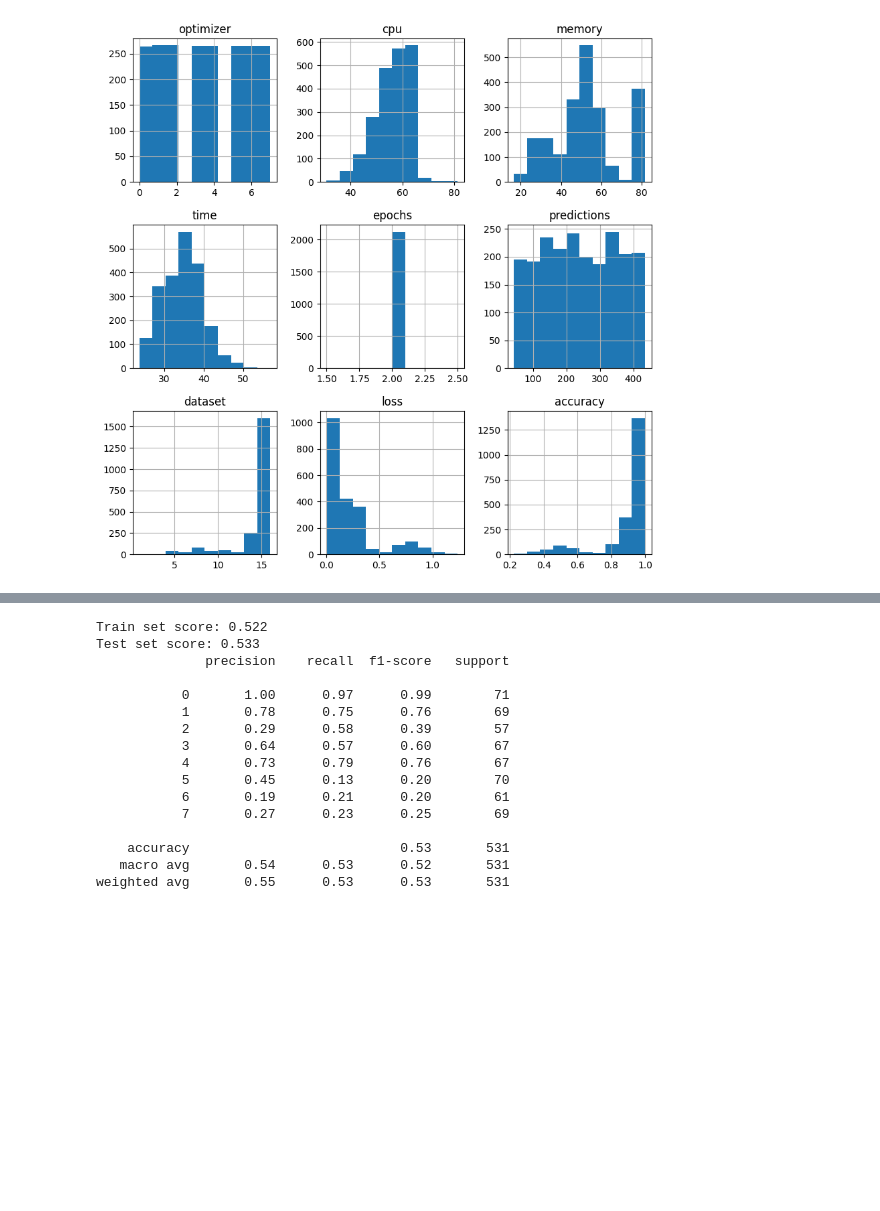
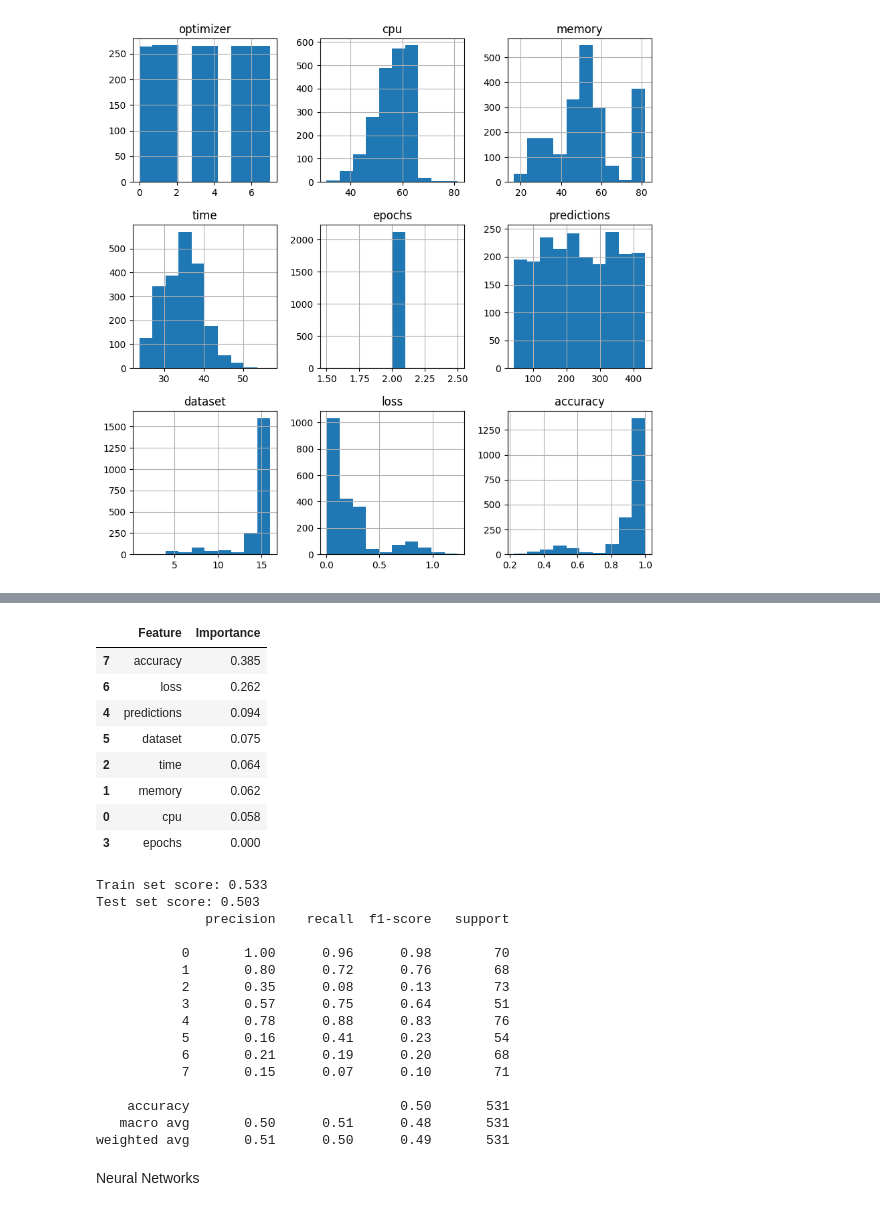
Before and after one commit to it21053528/Fiverr-Freelancing, a Jupyter notebook: Nimendrak/model.ipynb, the cells around one changed output, grey strips where cells are left out. Drawn from its saved outputs; the diff is of its cells as text; code cells hidden in the pictures; blank space fills up the shorter version.

```diff
--- a/Nimendrak/model.ipynb
+++ b/Nimendrak/model.ipynb
@@ -185,7 +212,22 @@ weighted avg       0.54      0.53      0.53       531
+# %%
+importances = pd.DataFrame({'Feature':X.columns,'Importance':np.round(xg.feature_importances_,3)})
+importances = importances.sort_values('Importance',ascending=False)
+
+importances
+# %% [output]
+|  | Feature | Importance |
+| 7 | accuracy | 0.385 |
+| 6 | loss | 0.262 |
+| 4 | predictions | 0.094 |
+| 5 | dataset | 0.075 |
+| 2 | time | 0.064 |
+| 1 | memory | 0.062 |
+| 0 | cpu | 0.058 |
+| 3 | epochs | 0.000 |
 # %%
 from sklearn.linear_model import LogisticRegression
 
-log = LogisticRegression(max_iter=3000, C=0.5)
+log = LogisticRegression(C=0.8)
 
 log.fit(X_train, y_train)
 
@@ -195,19 +237,21 @@ print('Test set score: {:.3f}'.format(log.score(X_test, y_test)))
 y_pred = log.predict(X_test)
 print(classification_report(y_test, y_pred))
 # %% [output]
-Train set score: 0.522
-Test set score: 0.533
+Train set score: 0.533
+Test set score: 0.503
               precision    recall  f1-score   support
 
-           0       1.00      0.97      0.99        71
-           1       0.78      0.75      0.76        69
-           2       0.29      0.58      0.39        57
-           3       0.64      0.57      0.60        67
-           4       0.73      0.79      0.76        67
-           5       0.45      0.13      0.20        70
-           6       0.19      0.21      0.20        61
-           7       0.27      0.23      0.25        69
+           0       1.00      0.96      0.98        70
+           1       0.80      0.72      0.76        68
+           2       0.35      0.08      0.13        73
+           3       0.57      0.75      0.64        51
+           4       0.78      0.88      0.83        76
+           5       0.16      0.41      0.23        54
+           6       0.21      0.19      0.20        68
+           7       0.15      0.07      0.10        71
 
-    accuracy                           0.53       531
-   macro avg       0.54      0.53      0.52       531
-weighted avg       0.55      0.53      0.53       531
+    accuracy                           0.50       531
+   macro avg       0.50      0.51      0.48       531
+weighted avg       0.51      0.50      0.49       531
+# %% [markdown]
+Neural Networks
```
Also changed, not shown: parts of 8 cells of this notebook, 1 other file.
